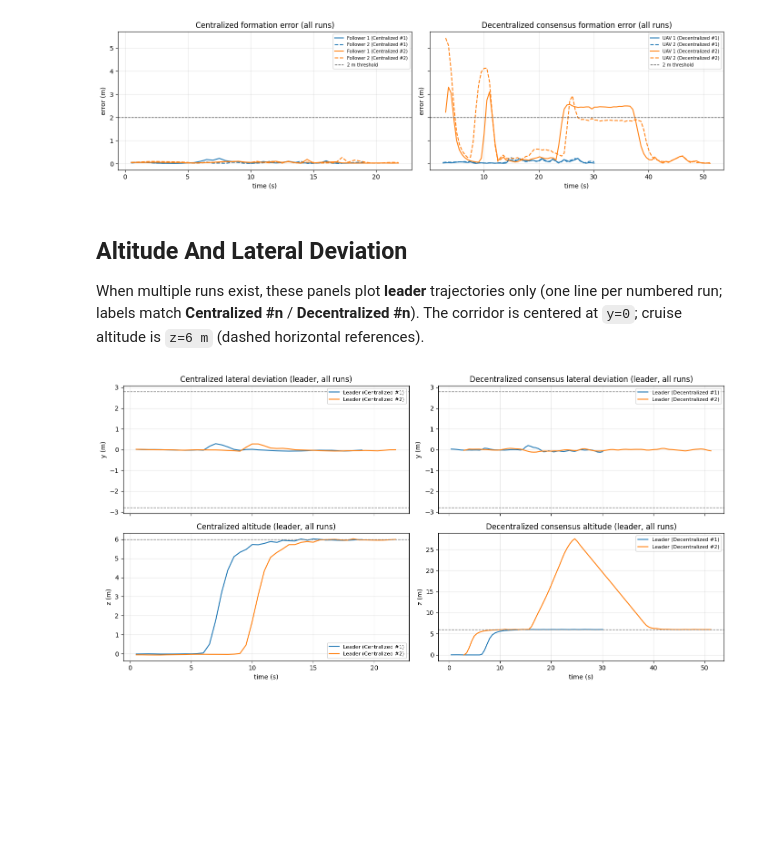
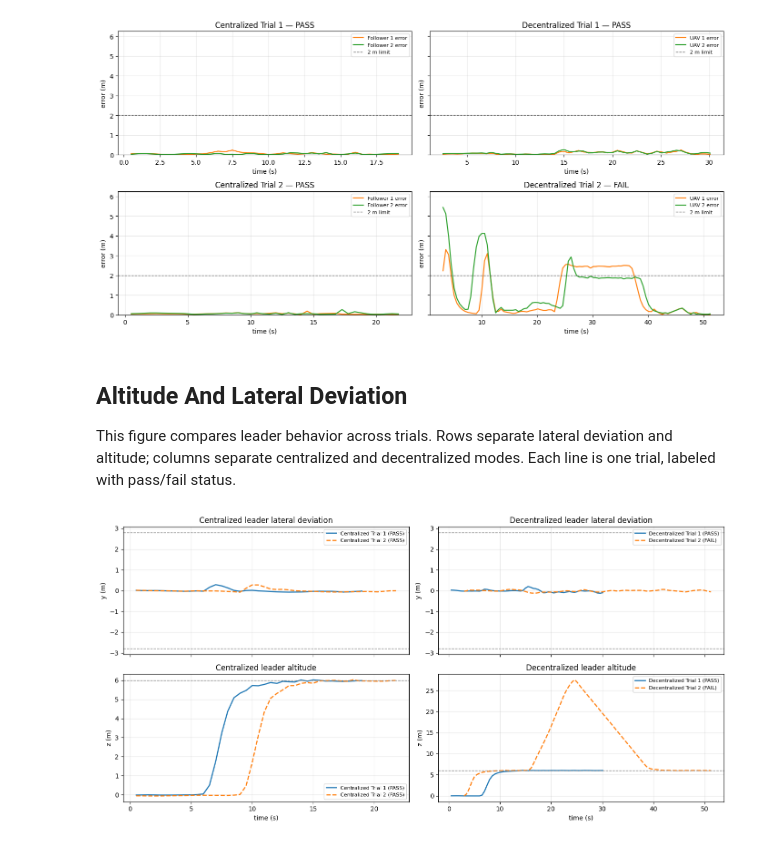
Before and after one commit to billbch/uav-project-devops, a Jupyter notebook: uav_eval_analysis.ipynb, the cells around one changed output. Drawn from its saved outputs; the diff is of its cells as text; code cells hidden in the pictures; blank space fills up the shorter version.

```diff
--- a/uav_eval_analysis.ipynb
+++ b/uav_eval_analysis.ipynb
@@ -138,7 +151,7 @@ headers = [
 ]
 lines = ["| " + " | ".join(headers) + " |", "|" + "|".join(["---"] * len(headers)) + "|"]
 for mode in MODES:
-    for ri, r in enumerate(RUNS[mode], start=1):
+    for r in RUNS[mode]:
         s = r["summary"]
         lines.append(
             "| "
@@ -146,7 +159,7 @@ for mode in MODES:
                 [
                     MODE_LABELS[mode],
                     r["id"],
-                    human_run_label(mode, ri),
+                    r["label"],
                     str(s["mission_success"]),
                     f"{s['mission_time_sec']:.2f}" if s["mission_time_sec"] is not None else "n/a",
                     f"{s['formation_error_avg_m']:.3f}" if s["formation_error_avg_m"] is not None else "n/a",
@@ -251,61 +289,78 @@ Formation error is the 3D distance from each follower to its desired leader-rela
 # %%
 def formation_error_series(rows):
     times, f1_err, f2_err = [], [], []
     for r in rows:
         if not (finite_xyz(r, "L_odom") and finite_xyz(r, "F1_odom") and finite_xyz(r, "F2_odom")):
             continue
         leader = xyz(r, "L_odom")
         f1 = xyz(r, "F1_odom")
         f2 = xyz(r, "F2_odom")
         times.append(r["t_sec"])
         f1_err.append(dist(f1, (leader[0] + 2, leader[1], leader[2])))
         f2_err.append(dist(f2, (leader[0] + 4, leader[1], leader[2])))
     return times, f1_err, f2_err
 
 
-fig, axes = plt.subplots(1, 2, figsize=(14, 4), sharey=True)
-for ax, mode in zip(axes, MODES):
-    lbl = LABEL_CONFIG[mode]
-    for ri, run in enumerate(RUNS[mode], start=1):
-        c = RUN_INDEX_COLORS[(ri - 1) % len(RUN_INDEX_COLORS)]
+max_trials = max((len(RUNS[m]) for m in MODES), default=0)
+all_errors = []
+for mode in MODES:
+    for run in RUNS[mode]:
+        _, f1_err, f2_err = formation_error_series(run["pose"])
+        all_errors.extend(f1_err + f2_err)
+ymax = max(2.2, max(all_errors, default=0.0) * 1.15)
+
+fig, axes = plt.subplots(max_trials, len(MODES), figsize=(14, 3.6 * max_trials), sharey=True)
+if max_trials == 1:
+    axes = [axes]
+
+for row_idx, trial in enumerate(range(1, max_trials + 1)):
+    for col_idx, mode in enumerate(MODES):
+        ax = axes[row_idx][col_idx]
+        if trial > len(RUNS[mode]):
+            ax.set_visible(False)
+            continue
+        run = RUNS[mode][trial - 1]
         times, f1_err, f2_err = formation_error_series(run["pose"])
-        tag = human_run_label(mode, ri)
-        ax.plot(times, f1_err, color=c, linestyle="-", label=f"{lbl[1][0]} ({tag})")
-        ax.plot(times, f2_err, color=c, linestyle="--", label=f"{lbl[2][0]} ({tag})")
-    ax.axhline(2.0, linestyle="--", linewidth=1, color="0.3", label="2 m threshold")
-    ax.set_title(f"{MODE_LABELS[mode]} formation error (all runs)")
-    ax.set_xlabel("time (s)")
-    ax.set_ylabel("error (m)")
-    ax.grid(alpha=0.3)
-    ax.legend(fontsize=7)
+        lbl = LABEL_CONFIG[mode]
+        ax.plot(times, f1_err, color=VEHICLE_COLORS[1], linewidth=1.6, label=f"{lbl[1][0]} error")
+        ax.plot(times, f2_err, color=VEHICLE_COLORS[2], linewidth=1.6, label=f"{lbl[2][0]} error")
+        ax.axhline(2.0, linestyle="--", linewidth=1, color="0.35", label="2 m limit")
+        ax.set_title(f"{run['label']} — {run_status(run)}")
+        ax.set_xlabel("time (s)")
+        ax.set_ylabel("error (m)")
+        ax.set_ylim(0, ymax)
+        ax.grid(alpha=0.3)
+        ax.legend(fontsize=8)
+
 plt.tight_layout()
 FIGURES_DIR.mkdir(parents=True, exist_ok=True)
 fig.savefig(FIGURES_DIR / "formation_error.png", dpi=150, bbox_inches="tight")
 plt.show()
 # %% [output]
-[figure, old version]
+[figure, new version]
 # %% [markdown]
 ## Altitude And Lateral Deviation
 
-When multiple runs exist, these panels plot **leader** trajectories only (one line per numbered run; labels match **Centralized #n** / **Decentralized #n**). The corridor is centered at `y=0`; cruise altitude is `z=6 m` (dashed horizontal references).
+This figure compares leader behavior across trials. Rows separate lateral deviation and altitude; columns separate centralized and decentralized modes. Each line is one trial, labeled with pass/fail status.
 # %%
 fig, axes = plt.subplots(2, 2, figsize=(14, 7), sharex="col")
 for col, mode in enumerate(MODES):
-    for ri, run in enumerate(RUNS[mode], start=1):
-        c = RUN_INDEX_COLORS[(ri - 1) % len(RUN_INDEX_COLORS)]
+    for run in RUNS[mode]:
+        trial_idx = run["trial"] - 1
+        color = RUN_INDEX_COLORS[trial_idx % len(RUN_INDEX_COLORS)] if "RUN_INDEX_COLORS" in globals() else plt.cm.tab10.colors[trial_idx % 10]
+        style = TRIAL_STYLES[trial_idx % len(TRIAL_STYLES)]
         rows = run["pose"]
         prefix = "L_odom"
-        tag = human_run_label(mode, ri)
         ts = [r["t_sec"] for r in rows if finite_xyz(r, prefix)]
         ys = [r[f"{prefix}_y"] for r in rows if finite_xyz(r, prefix)]
         zs = [r[f"{prefix}_z"] for r in rows if finite_xyz(r, prefix)]
-        axes[0, col].plot(ts, ys, color=c, label=f"Leader ({tag})")
-        axes[1, col].plot(ts, zs, color=c, label=f"Leader ({tag})")
-    axes[0, col].axhline(2.8, linestyle="--", linewidth=1, color="0.5")
-    axes[0, col].axhline(-2.8, linestyle="--", linewidth=1, color="0.5")
-    axes[1, col].axhline(6.0, linestyle="--", linewidth=1, color="0.5")
-    axes[0, col].set_title(f"{MODE_LABELS[mode]} lateral deviation (leader, all runs)")
-    axes[1, col].set_title(f"{MODE_LABELS[mode]} altitude (leader, all runs)")
+        axes[0, col].plot(ts, ys, color=color, linestyle=style, linewidth=1.8, label=status_label(run))
+        axes[1, col].plot(ts, zs, color=color, linestyle=style, linewidth=1.8, label=status_label(run))
+    axes[0, col].axhline(2.8, linestyle="--", linewidth=1, color="0.55")
+    axes[0, col].axhline(-2.8, linestyle="--", linewidth=1, color="0.55")
+    axes[1, col].axhline(6.0, linestyle="--", linewidth=1, color="0.55")
+    axes[0, col].set_title(f"{PLOT_MODE_NAMES[mode]} leader lateral deviation")
+    axes[1, col].set_title(f"{PLOT_MODE_NAMES[mode]} leader altitude")
     axes[0, col].set_ylabel("y (m)")
     axes[1, col].set_ylabel("z (m)")
     axes[1, col].set_xlabel("time (s)")
@@ -313,12 +368,13 @@ for col, mode in enumerate(MODES):
     axes[1, col].grid(alpha=0.3)
     axes[0, col].legend(fontsize=8)
     axes[1, col].legend(fontsize=8)
+
 plt.tight_layout()
 FIGURES_DIR.mkdir(parents=True, exist_ok=True)
 fig.savefig(FIGURES_DIR / "altitude_lateral.png", dpi=150, bbox_inches="tight")
 plt.show()
 # %% [output]
-[figure, old version]
+[figure, new version]
 # %% [markdown]
 ## Interpretation For The Report
 
```
Also changed, not shown: parts of 11 cells of this notebook, 5 other files.
